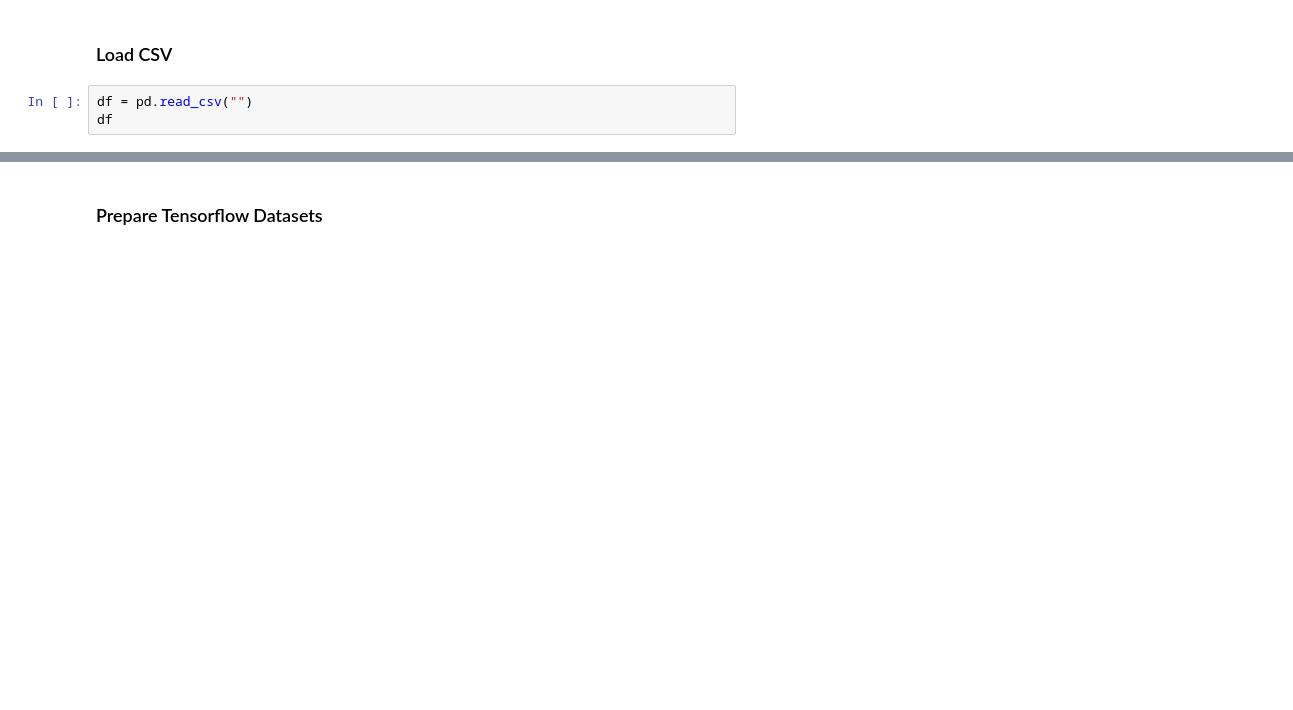
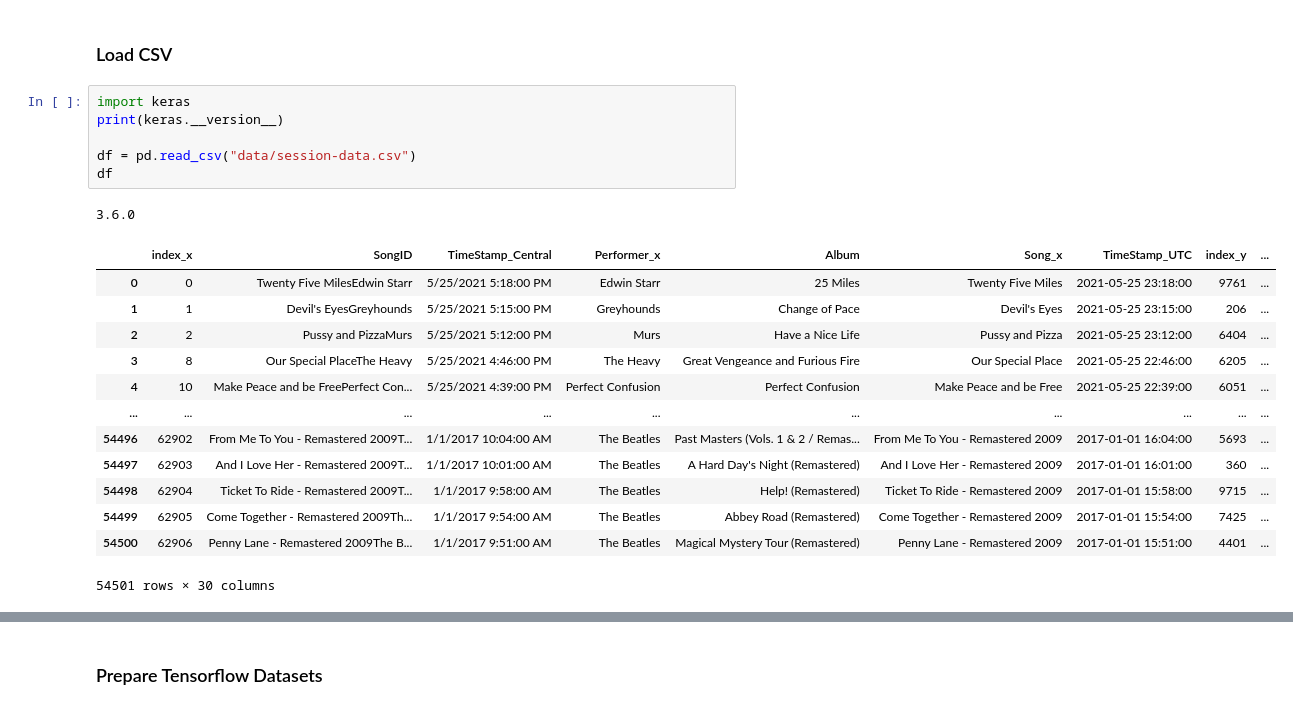
Before and after one commit to TuneHive/ML-TuneHive, a Jupyter notebook: model-dev/preprocessing-modeling.ipynb, the cells around one changed output, grey strips where cells are left out. Saved outputs shown, nothing was run; the diff lists cells and outputs as text; blank space fills up the shorter version.

Commit message:
Update data preprocessing:

```diff
--- a/model-dev/preprocessing-modeling.ipynb
+++ b/model-dev/preprocessing-modeling.ipynb
@@ -18,6 +19,24 @@ import pandas as pd
 ## Preprocessing
 # %% [markdown]
 ### Load CSV
-# %%
-df = pd.read_csv("")
-df
+# %%
+import keras
+print(keras.__version__)
+
+df = pd.read_csv("data/session-data.csv")
+df
+# %% [output]
+3.6.0
+|  | index_x | SongID | TimeStamp_Central | Performer_x | Album | Song_x | TimeStamp_UTC | index_y | ... |
+| 0 | 0 | Twenty Five MilesEdwin Starr | 5/25/2021 5:18:00 PM | Edwin Starr | 25 Miles | Twenty Five Miles | 2021-05-25 23:18:00 | 9761 | ... |
+| 1 | 1 | Devil's EyesGreyhounds | 5/25/2021 5:15:00 PM | Greyhounds | Change of Pace | Devil's Eyes | 2021-05-25 23:15:00 | 206 | ... |
+| 2 | 2 | Pussy and PizzaMurs | 5/25/2021 5:12:00 PM | Murs | Have a Nice Life | Pussy and Pizza | 2021-05-25 23:12:00 | 6404 | ... |
+| 3 | 8 | Our Special PlaceThe Heavy | 5/25/2021 4:46:00 PM | The Heavy | Great Vengeance and Furious Fire | Our Special Place | 2021-05-25 22:46:00 | 6205 | ... |
+| 4 | 10 | Make Peace and be FreePerfect Con... | 5/25/2021 4:39:00 PM | Perfect Confusion | Perfect Confusion | Make Peace and be Free | 2021-05-25 22:39:00 | 6051 | ... |
+| ... | ... | ... | ... | ... | ... | ... | ... | ... | ... |
+| 54496 | 62902 | From Me To You - Remastered 2009T... | 1/1/2017 10:04:00 AM | The Beatles | Past Masters (Vols. 1 & 2 / Remas... | From Me To You - Remastered 2009 | 2017-01-01 16:04:00 | 5693 | ... |
+| 54497 | 62903 | And I Love Her - Remastered 2009T... | 1/1/2017 10:01:00 AM | The Beatles | A Hard Day's Night (Remastered) | And I Love Her - Remastered 2009 | 2017-01-01 16:01:00 | 360 | ... |
+| 54498 | 62904 | Ticket To Ride - Remastered 2009T... | 1/1/2017 9:58:00 AM | The Beatles | Help! (Remastered) | Ticket To Ride - Remastered 2009 | 2017-01-01 15:58:00 | 9715 | ... |
+| 54499 | 62905 | Come Together - Remastered 2009Th... | 1/1/2017 9:54:00 AM | The Beatles | Abbey Road (Remastered) | Come Together - Remastered 2009 | 2017-01-01 15:54:00 | 7425 | ... |
+| 54500 | 62906 | Penny Lane - Remastered 2009The B... | 1/1/2017 9:51:00 AM | The Beatles | Magical Mystery Tour (Remastered) | Penny Lane - Remastered 2009 | 2017-01-01 15:51:00 | 4401 | ... |
+54501 rows × 30 columns
```
Also changed, not shown: parts of 12 cells of this notebook, 1 other file.
